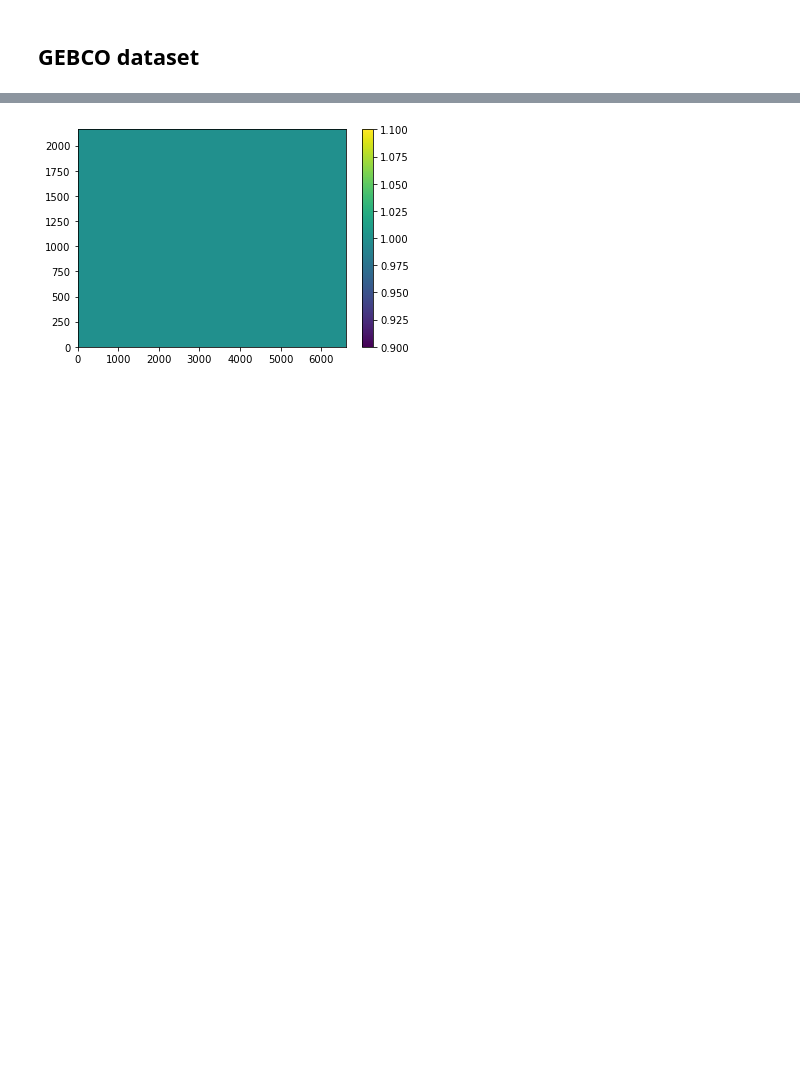
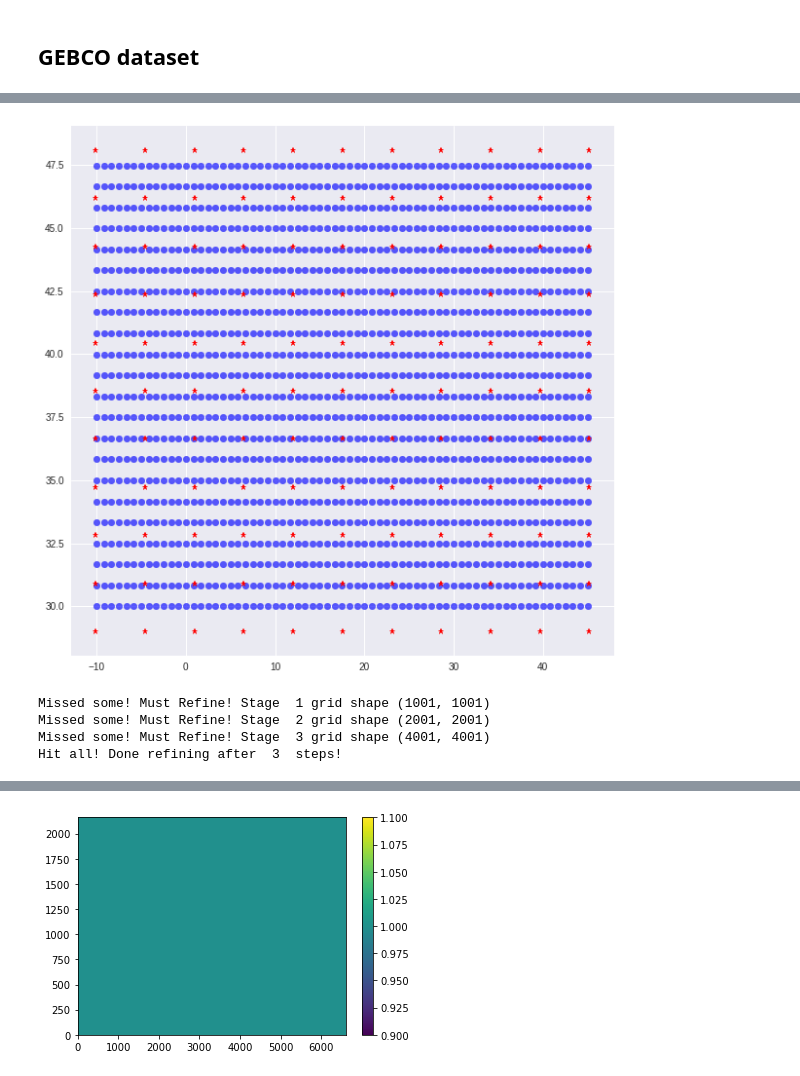
Before and after one commit to adcroft/thin-wall-topography, a Jupyter notebook: python/algorithm_dev-5.ipynb, the cells around one changed output, grey strips where cells are left out. Saved outputs shown, nothing was run; the diff lists cells and outputs as text; code cells hidden in the pictures; blank space fills up the shorter version.

```diff
--- a/python/algorithm_dev-5.ipynb
+++ b/python/algorithm_dev-5.ipynb
@@ -433,0 +386,17 @@ Missed some! Must Refine! Stage  1 grid shape (10001, 10001)
+# %%
+gebcoM_lon_grd = np.tile(gebcoM_lon,(gebcoM_lat.shape[0],1))
+gebcoM_lat_grd = np.tile(gebcoM_lat.reshape(gebcoM_lat.shape[0],1),(1,gebcoM_lon.shape[0]))
+#test a target grid
+plt.figure(figsize=(10,10))
+trgM_lon_grid,trgM_lat_grid = generate_rect_test_grid(-10.1,45.2,1000,29.,48.1,1000)
+plot_mesh_in_latlon(gebcoM_lon_grd[::100,::100], gebcoM_lat_grd[::100,::100], phi_color='bo', lam_color='bo',alpha=0.4)
+plot_mesh_in_latlon(trgM_lon_grid[::100,::100], trgM_lat_grid[::100,::100], phi_color='r*', lam_color='r*')
+# %% [output]
+[figure, added]
+# %%
+refinedGMlistM, hitsM = refine_loop(trgM_lon_grid,trgM_lat_grid, gebcoM_lon_grd,gebcoM_lat_grd)
+# %% [output]
+Missed some! Must Refine! Stage  1 grid shape (1001, 1001)
+Missed some! Must Refine! Stage  2 grid shape (2001, 2001)
+Missed some! Must Refine! Stage  3 grid shape (4001, 4001)
+Hit all! Done refining after  3  steps!
```
Also changed, not shown: parts of 19 cells of this notebook, 2 other files.
